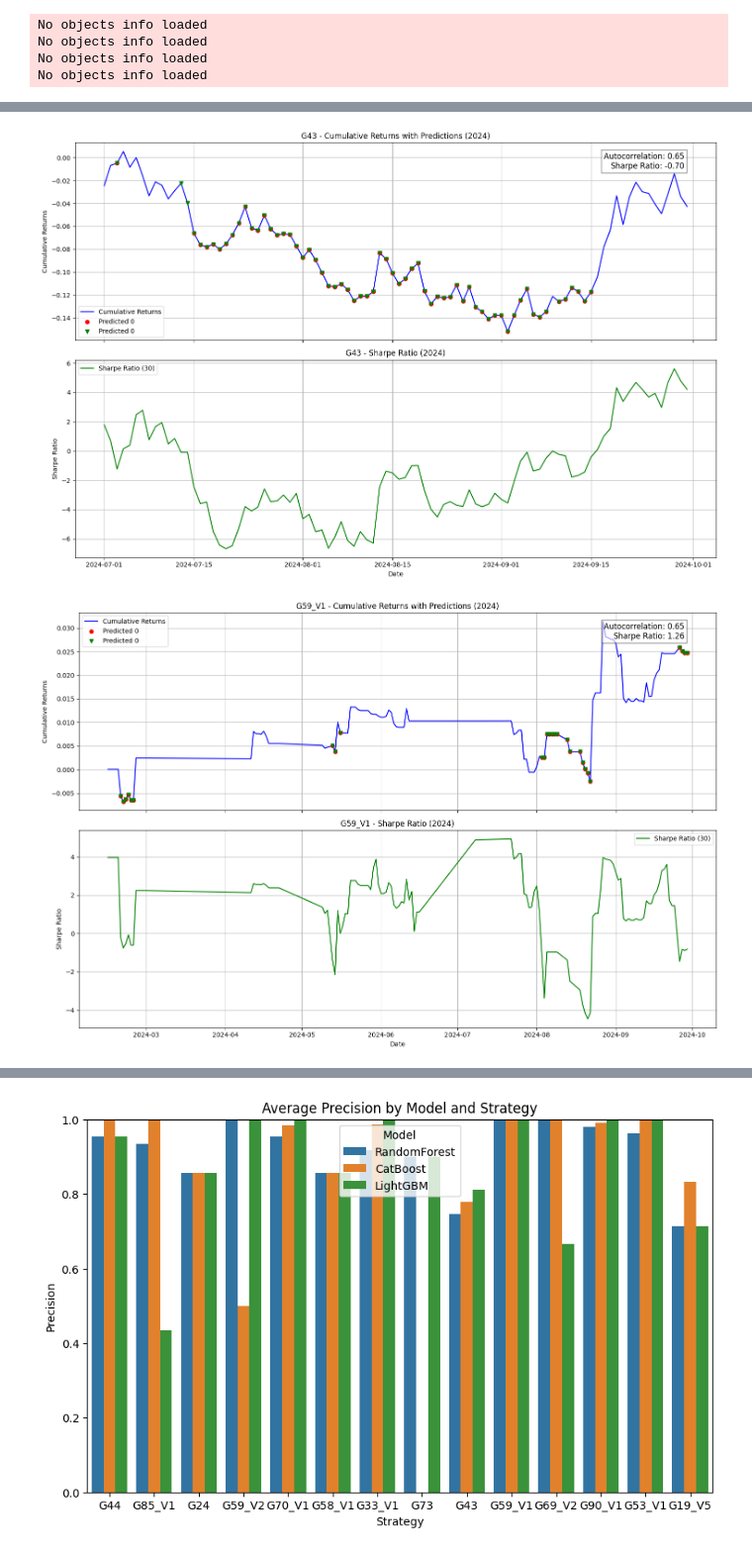
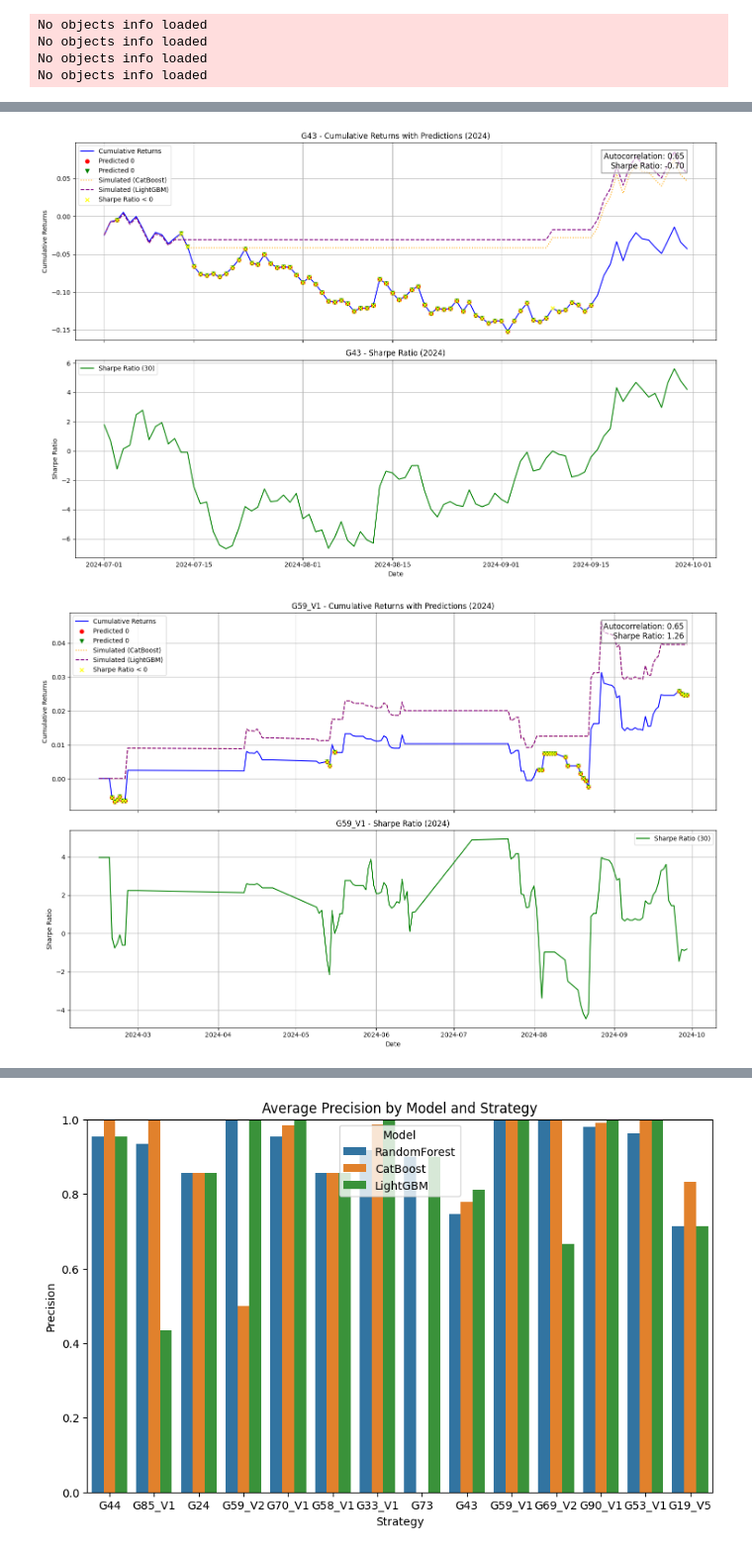
Before and after one commit to alemishch/trading_models, a Jupyter notebook: ensemble.ipynb, the cells around one changed output, grey strips where cells are left out. Shown at 99% size. Drawn from its saved outputs; the diff is of its cells as text; code cells hidden in the pictures.

```diff
--- a/ensemble.ipynb
+++ b/ensemble.ipynb
@@ -338,6 +338,16 @@ for strategy in strategies:
             (strategy_model_dfs[strategy]['LightGBM'].index >= start) & (strategy_model_dfs[strategy]['LightGBM'].index <= "2024-12-31") & (strategy_model_dfs[strategy]['LightGBM']['Preds_LightGBM'] == 0)
         ].index
 
+        sim_returns_cb = test_period["Mean_Returns_1"].copy()
+        sim_returns_cb.loc[test_period.index.isin(pred_zero_cb)] = 0
+        cumulative_sim_cb = sim_returns_cb.cumsum()
+
+        sim_returns_lgbm = test_period["Mean_Returns_1"].copy()
+        sim_returns_lgbm.loc[test_period.index.isin(pred_zero_lgbm)] = 0
+        cumulative_sim_lgbm = sim_returns_lgbm.cumsum()
+
+        sharpe_negative_dates = test_period.loc[test_period["Sharpe_Ratio_30"] < 0].index
+
         sharpe_ratio = calculate_sharpe_ratio(test_period["Mean_Returns_1"])
         autocorrelation = test_period["Sharpe_Ratio_30"].apply(np.log).autocorr()
 
@@ -348,6 +358,12 @@ for strategy in strategies:
                     color="red", label="Predicted 0", zorder=5)
         ax1.scatter(pred_zero_lgbm, cumulative_returns.loc[pred_zero_lgbm],
                     color="green", label="Predicted 0", zorder=5, marker='v')
+
+        ax1.plot(test_period.index, cumulative_sim_cb, label="Simulated (CatBoost)", linestyle=":", color="orange")
+        ax1.plot(test_period.index, cumulative_sim_lgbm, label="Simulated (LightGBM)", linestyle="--", color="purple")
+
+        ax1.scatter(sharpe_negative_dates, cumulative_returns.loc[sharpe_negative_dates],
+                    color="yellow", label="Sharpe Ratio < 0", zorder=5, marker="x")
         ax1.set_title(f"{strategy} - Cumulative Returns with Predictions (2024)")
         ax1.set_ylabel("Cumulative Returns")
         ax1.grid(True)
@@ -380,2 +396,2 @@ for strategy in strategies:
-[figure, old version]
+[figure, new version]
-[figure, old version]
+[figure, new version]
```
Also changed, not shown: parts of 1 cell of this notebook, 14 other files.
